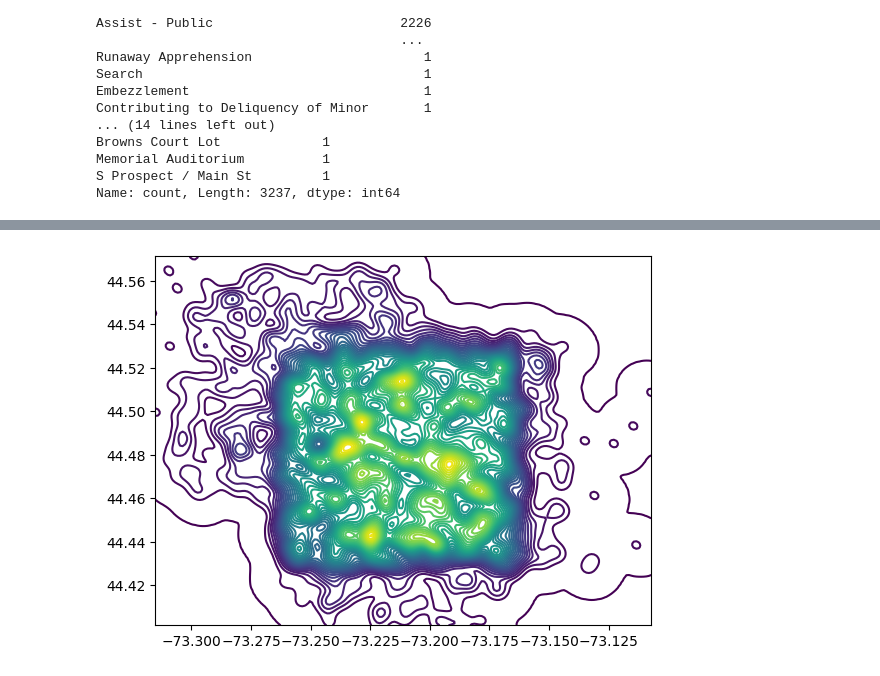
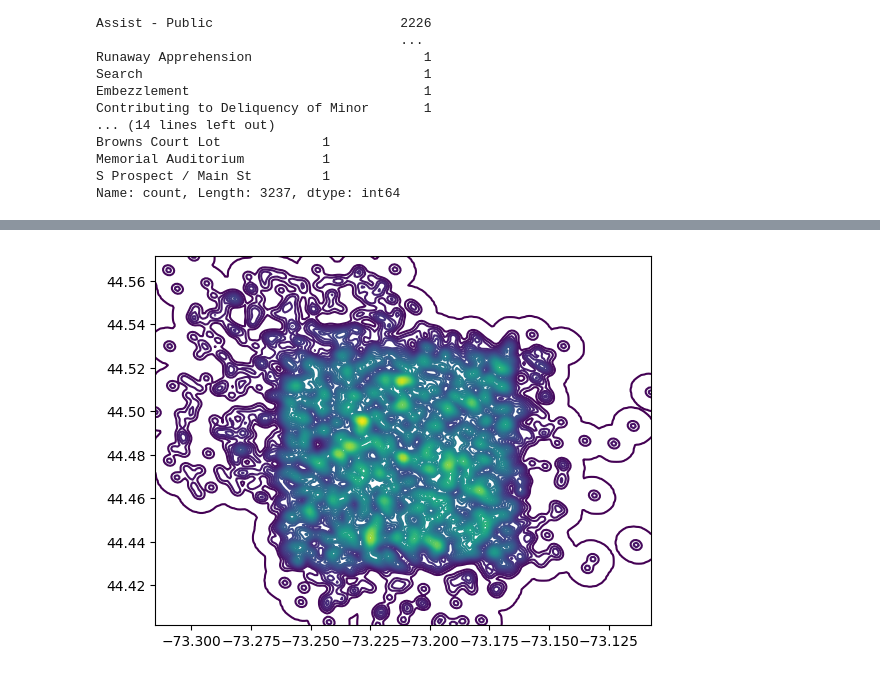
Before and after one commit to dubepaige/BTVpolice-Project, a Jupyter notebook: Tests.ipynb, the cells around one changed output, grey strips where cells are left out. Cells and saved outputs as stored; diff of their text form; code cells hidden in the pictures.

Commit message:
updating graphs

```diff
--- a/Tests.ipynb
+++ b/Tests.ipynb
@@ -15,7 +15,7 @@ from shapely.geometry import Polygon, mapping
 import json
 import matplotlib.cm as cm
 # %%
-BTVpolice = pd.read_csv('BTVpolice.csv')
+BTVpolice = pd.read_csv('data/BTVpolice.csv')
 # %%
 print('---------Call Type---------')
 print(BTVpolice['call_type'].value_counts())
@@ -55,7 +55,7 @@ xx, yy = np.mgrid[xmin:xmax:200j, ymin:ymax:200j]
 
 positions = np.vstack([xx.ravel(), yy.ravel()])
 values = np.vstack([x, y])
-kernel = stats.gaussian_kde(values, bw_method=0.1)
+kernel = stats.gaussian_kde(values, bw_method=0.055)
 density = np.reshape(kernel(positions).T, xx.shape)
 
 contour_levels = np.linspace(density.min() + 0.0001, density.max(), 40)  #change last number to add levels
@@ -76,31 +76,31 @@ for i, level in enumerate(contours.collections):
                 feature = {
                     "type": "Feature",
                     "geometry": mapping(poly),
                     "properties": {
                         "level": contour_levels[i],
                         "color": f'rgba({int(color[0]*255)}, {int(color[1]*255)}, {int(color[2]*255)}, 0.4)'
                     }
                 }
                 features.append(feature)
 
 geojson_data = {
     "type": "FeatureCollection",
     "features": features
 }
 
 burlington_map = folium.Map(location=[44.4759, -73.2121], zoom_start=13)
 
 folium.GeoJson(
     geojson_data,
     style_function=lambda feature: {
         "fillColor": feature["properties"]["color"],
         "color": "black",
         "weight": 0.5,
         "fillOpacity": 0.1  #Decrease opacity to increase map visibility
     }
 ).add_to(burlington_map)
 
 burlington_map
 # %% [output]
 [interactive output not drawn]
-[figure, old version]
+[figure, new version]
```
Also changed, not shown: 3 other files.
